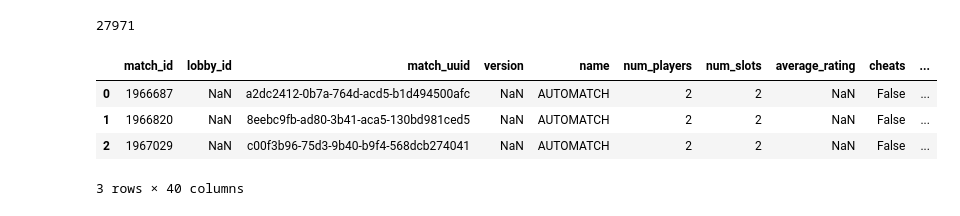
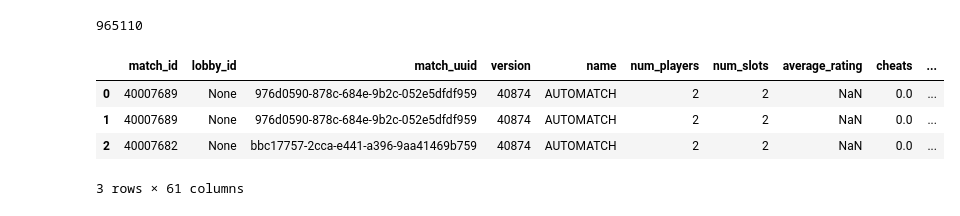
Before and after one commit to twise2/aoe2statsScraper, a Jupyter notebook: notebook.ipynb, the cells around one changed output. Cells and saved outputs as stored; diff of their text form; code cells hidden in the pictures.

```diff
--- a/notebook.ipynb
+++ b/notebook.ipynb
@@ -30,10 +13,20 @@ print(map_data)
 # %%
-print(len(match_players))
-match_players.head(3)
+con = sqlite3.connect("database/pythonsqlite.db")
+matchData = pandas.read_sql_query("""select *,
+                                pd.name as player_name,
+                                md.name as match_name from matchData md
+                                join playerData pd
+                                on pd.match_uuid = md.match_uuid
+                                and ranked = 1
+                                and num_players = 2
+                                and version = '40874'
+                              """, con)
+print(len(matchData))
+matchData.head(3)
 # %% [output]
-27971
+965110
 |  | match_id | lobby_id | match_uuid | version | name | num_players | num_slots | average_rating | cheats | ... |
-| 0 | 1966687 | NaN | a2dc2412-0b7a-764d-acd5-b1d494500afc | NaN | AUTOMATCH | 2 | 2 | NaN | False | ... |
-| 1 | 1966820 | NaN | 8eebc9fb-ad80-3b41-aca5-130bd981ced5 | NaN | AUTOMATCH | 2 | 2 | NaN | False | ... |
-| 2 | 1967029 | NaN | c00f3b96-75d3-9b40-b9f4-568dcb274041 | NaN | AUTOMATCH | 2 | 2 | NaN | False | ... |
+| 0 | 40007689 | None | 976d0590-878c-684e-9b2c-052e5dfdf959 | 40874 | AUTOMATCH | 2 | 2 | NaN | 0.0 | ... |
+| 1 | 40007689 | None | 976d0590-878c-684e-9b2c-052e5dfdf959 | 40874 | AUTOMATCH | 2 | 2 | NaN | 0.0 | ... |
+| 2 | 40007682 | None | bbc17757-2cca-e441-a396-9aa41469b759 | 40874 | AUTOMATCH | 2 | 2 | NaN | 0.0 | ... |
-3 rows × 40 columns
+3 rows × 61 columns
```
Also changed, not shown: parts of 10 cells of this notebook.
